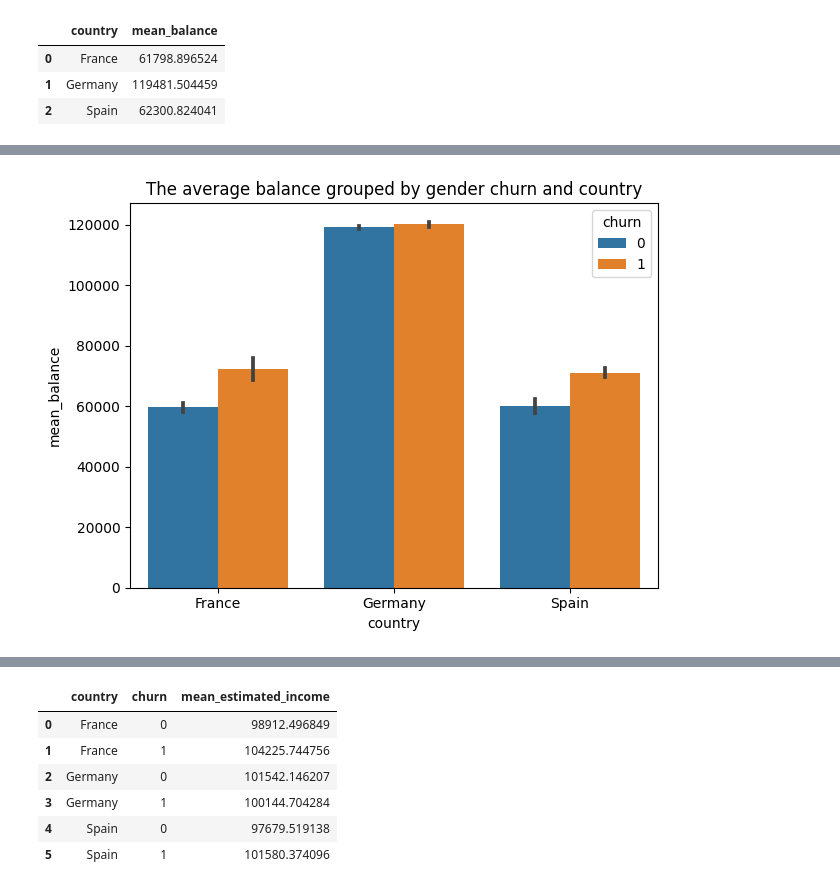
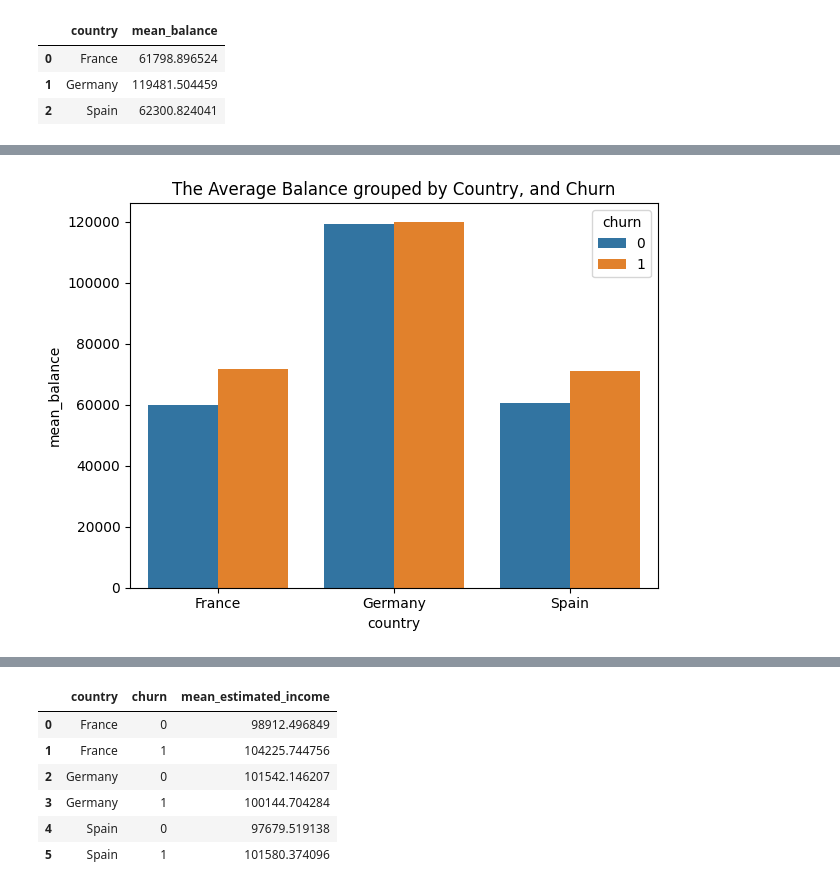
Before and after one commit to EitanKats/ML-project, a Jupyter notebook: Bank Churn.ipynb, the cells around one changed output, grey strips where cells are left out. Cells and saved outputs as stored; diff of their text form; code cells hidden in the pictures.

Commit message:
Fix bugs + feature importance + add plot observations

```diff
--- a/Bank Churn.ipynb
+++ b/Bank Churn.ipynb
@@ -127,8 +127,7 @@ def split_train_test_stratified(data, test_ratio=0.2, column_name='churn', rando
     for train_index, test_index in split.split(data, data[column_name]):
         train = data.loc[train_index]
         test = data.loc[test_index]
-        return train.reset_index(), test.reset_index()
-
+        return train.reset_index(drop=True), test.reset_index(drop=True)
 
 train_set, test_set = split_train_test_stratified(data=bank)
 # %%
@@ -270,7 +295,7 @@ mean_balance_per_country
 | 1 | Germany | 119481.504459 |
 | 2 | Spain | 62300.824041 |
 # %%
-mean_balance_per_country_gender = train_set.groupby(["country", "gender", "churn"]).agg(
+mean_balance_per_country_gender = train_set.groupby(["country", "churn"]).agg(
     mean_balance=("balance", 'mean'))
 mean_balance_per_country_gender = mean_balance_per_country_gender.reset_index()
 mean_balance_per_country_gender
@@ -291,10 +310,10 @@ mean_balance_per_country_gender
 # %%
-plt.title("The average balance grouped by gender churn and country")
+plt.title("The Average Balance grouped by Country, and Churn")
 sns.barplot(x="country",
             y="mean_balance",
             hue="churn",
             data=mean_balance_per_country_gender)
 plt.tight_layout()
 plt.show()
 # %% [output]
-[figure, old version]
+[figure, new version]
```
Also changed, not shown: parts of 49 cells of this notebook.
